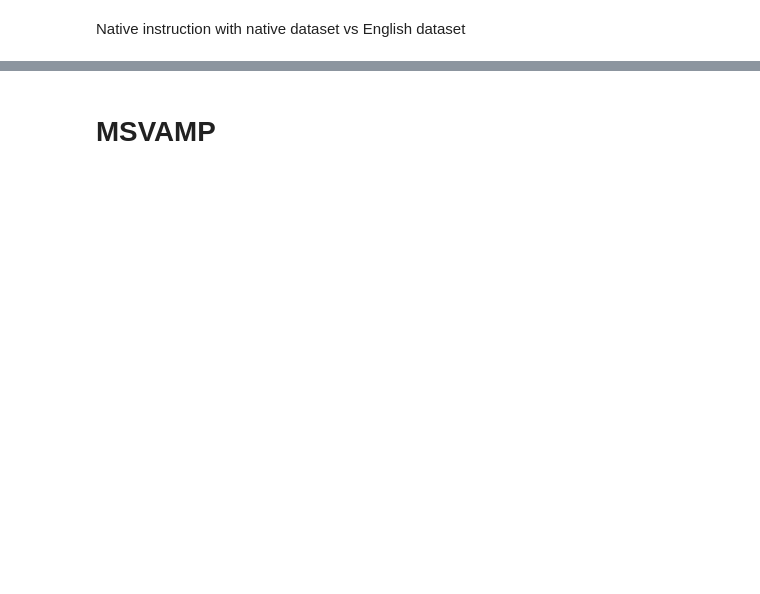
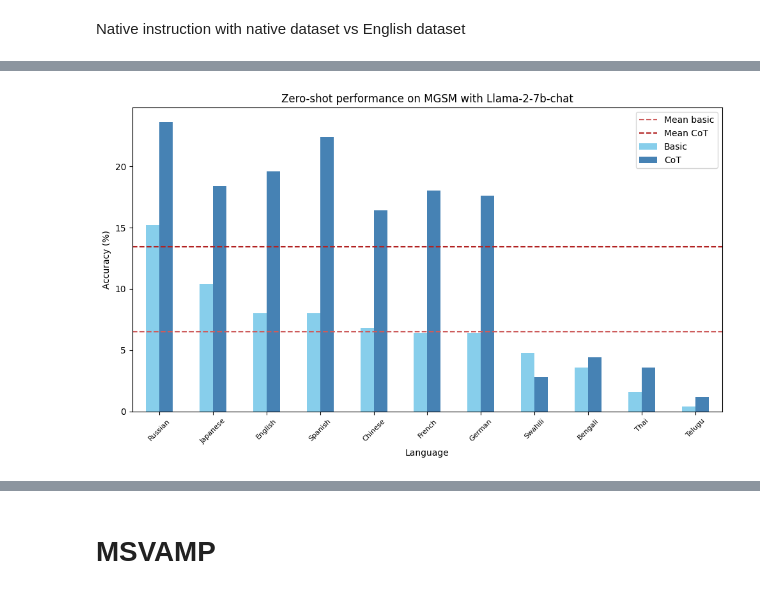
Before and after one commit to Mara4444/MSc-thesis-2024, a Jupyter notebook: code/responses llama.ipynb, the cells around one changed output, grey strips where cells are left out. Cells and saved outputs as stored; diff of their text form; code cells hidden in the pictures; blank space fills up the shorter version.

```diff
--- a/code/responses llama.ipynb
+++ b/code/responses llama.ipynb
@@ -6,9 +6,9 @@ from src.cot_utils import *
 import seaborn as sns
 import matplotlib.pyplot as plt
 # %%
-# mgsm = get_dataset_df("mgsm","en")
+mgsm = get_dataset_df("mgsm","en")
 xcopa = get_dataset_df("xcopa","en")
-# msvamp = get_dataset_df("msvamp","en")
+msvamp = get_dataset_df("msvamp","en")
 # %% [markdown]
 On MGSM and XCOPA for Llama-2 and llama:
 1) English dataset, different languages prompt instruction
@@ -326,0 +386,79 @@ CoT vs basic? native and eng?
+# %%
+df = pd.DataFrame({'Language' : mgsm_langs,
+                    'Basic' : mgsm_basic_7b,
+                    'CoT' : mgsm_cot_7b
+                    })
+
+df.set_index('Language', inplace=True)
+df = df.sort_values('Basic', ascending=False)
+
+mean_basic = np.mean(df['Basic'])
+mean_cot = np.mean(df['CoT'])
+
+# Plotting
+df.plot(kind='bar', figsize=(10, 6),color=['skyblue','steelblue'])
+
+plt.axhline(y=mean_basic, color='indianred', linestyle='--', label='Mean basic')
+plt.axhline(y=mean_cot, color='firebrick', linestyle='--', label='Mean CoT')
+
+plt.title('Zero-shot performance on MGSM with Llama-2-7b-chat')
+plt.ylabel('Accuracy (%)')
+plt.xlabel('Language')
+plt.xticks(rotation=45,fontsize=8)
+plt.legend()
+
+plt.tight_layout()
+plt.show()
+
+df = pd.DataFrame({'Language' : ['Afrikaans','Arabic','Balinese','Belarusian','Tibetan', 'Bosnian', 'Haitian','Indonesian','Quechua','Bulgarian'],
+                                #   'Catalan', 'Czech', 'Danish', 'Estonian','Khmer', 'Korean', 'Lao', 'Maithili',
+                                #  'Malayalam', 'Marathi', 'Dutch', 'Norwegian', 'Nepali', 'Polish', 'Greek',
+                                #  'Portuguese','Romanian','Finnish','Hebrew','Slovak','Hindi','Vietnamese',
+                                #  'Croatian','Hungarian','Swedish','Javanese',"Armenian", "Bulgarian", 'Turkish',
+                                #  "Burmese", "Cantonese", "Malay", "Serbian", "Slovenian", "Tagalog", 'Tamil',
+                                #  "Ukrainian", "Urdu", "Zulu"]
+                    'Basic' : [get_results(mgsm,task="mgsm",response_loc='../results/mgsm/llama-2-7b_mgsm_Afrikaans_basic_instr_English.csv'),
+                                get_results(mgsm,task="mgsm",response_loc='../results/mgsm/llama-2-7b_mgsm_Arabic_basic_instr_English.csv'),
+                                get_results(mgsm,task="mgsm",response_loc='../results/mgsm/llama-2-7b_mgsm_Balinese_basic_instr_English.csv'),
+                                get_results(mgsm,task="mgsm",response_loc='../results/mgsm/llama-2-7b_mgsm_Belarusian_basic_instr_English.csv'),
+                                get_results(mgsm,task="mgsm",response_loc='../results/mgsm/llama-2-7b_mgsm_Tibetan_basic_instr_English.csv'),
+                                get_results(mgsm,task="mgsm",response_loc='../results/mgsm/llama-2-7b_mgsm_Bosnian_basic_instr_English.csv'),
+                                get_results(mgsm,task="mgsm",response_loc='../results/mgsm/llama-2-7b_mgsm_Haitian_basic_instr_English.csv'),
+                                get_results(mgsm,task="mgsm",response_loc='../results/mgsm/llama-2-7b_mgsm_Indonesian_basic_instr_English.csv'),
+                                get_results(mgsm,task="mgsm",response_loc='../results/mgsm/llama-2-7b_mgsm_Quechua_basic_instr_English.csv'),
+                                get_results(mgsm,task="mgsm",response_loc='../results/mgsm/llama-2-7b_mgsm_Bulgarian_basic_instr_English.csv')
+                                ],
+                    'CoT' : [get_results(mgsm,task="mgsm",response_loc='../results/mgsm/llama-2-7b_mgsm_Afrikaans_cot_instr_English.csv'),
+                                get_results(mgsm,task="mgsm",response_loc='../results/mgsm/llama-2-7b_mgsm_Arabic_cot_instr_English.csv'),
+                                get_results(mgsm,task="mgsm",response_loc='../results/mgsm/llama-2-7b_mgsm_Balinese_cot_instr_English.csv'),
+                                get_results(mgsm,task="mgsm",response_loc='../results/mgsm/llama-2-7b_mgsm_Belarusian_cot_instr_English.csv'),
+                                get_results(mgsm,task="mgsm",response_loc='../results/mgsm/llama-2-7b_mgsm_Tibetan_cot_instr_English.csv'),
+                                get_results(mgsm,task="mgsm",response_loc='../results/mgsm/llama-2-7b_mgsm_Bosnian_cot_instr_English.csv'),
+                                get_results(mgsm,task="mgsm",response_loc='../results/mgsm/llama-2-7b_mgsm_Haitian_cot_instr_English.csv'),
+                                get_results(mgsm,task="mgsm",response_loc='../results/mgsm/llama-2-7b_mgsm_Indonesian_cot_instr_English.csv'),
+                                get_results(mgsm,task="mgsm",response_loc='../results/mgsm/llama-2-7b_mgsm_Quechua_cot_instr_English.csv'),
+                                get_results(mgsm,task="mgsm",response_loc='../results/mgsm/llama-2-7b_mgsm_Bulgarian_cot_instr_English.csv')
+                                ]})
+
+df.set_index('Language', inplace=True)
+df = df.sort_values('Basic', ascending=False)
+
+mean_basic = np.mean(df['Basic'])
+mean_cot = np.mean(df['CoT'])
+
+# Plotting
+df.plot(kind='bar', figsize=(10, 6),color=['skyblue','steelblue'])
+
+plt.axhline(y=mean_basic, color='indianred', linestyle='--', label='Mean basic')
+plt.axhline(y=mean_cot, color='firebrick', linestyle='--', label='Mean CoT')
+
+plt.title('Zero-shot performance on MGSM with Llama-2-7b-chat')
+plt.ylabel('Accuracy (%)')
+plt.xlabel('Language')
+plt.xticks(rotation=45,fontsize=8)
+plt.legend()
+
+plt.tight_layout()
+plt.show()
+# %% [output]
+[figure, added]
```
Also changed, not shown: parts of 13 cells of this notebook, 14 other files.
